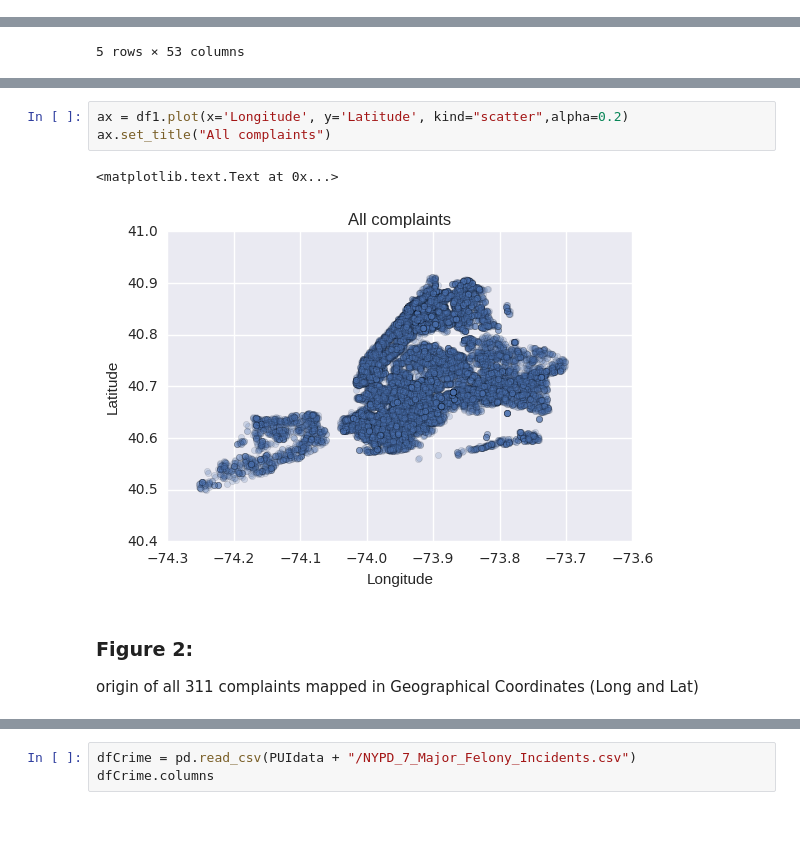
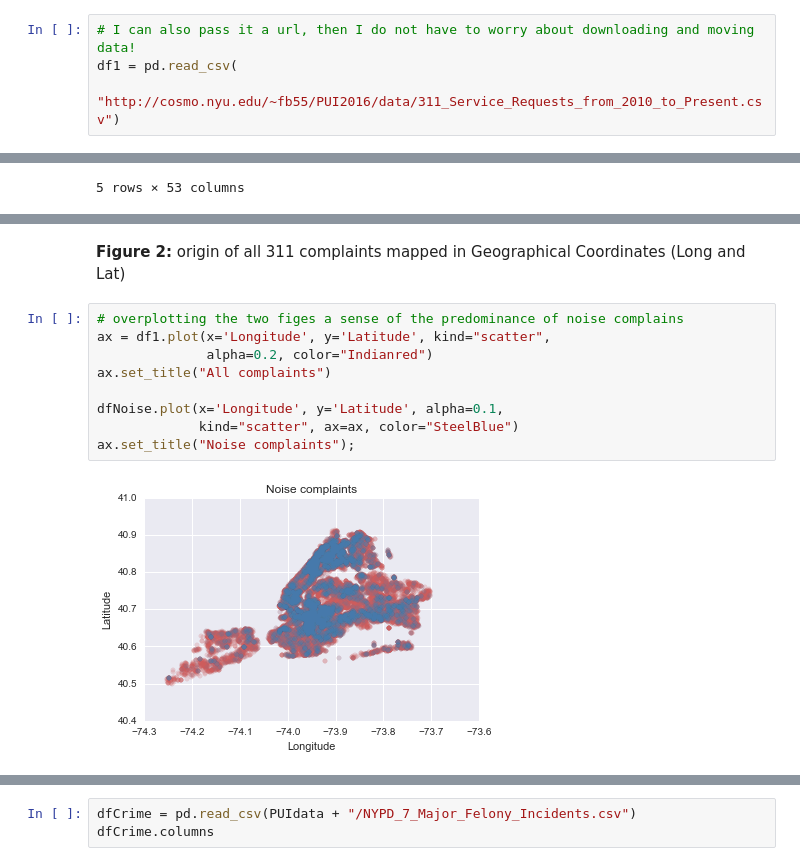
Before and after one commit to fedhere/UInotebooks, a Jupyter notebook: dataWrangling/readingData.ipynb, the cells around one changed output, grey strips where cells are left out. Drawn from its saved outputs; the diff is of its cells as text; blank space fills up the shorter version.

```diff
--- a/dataWrangling/readingData.ipynb
+++ b/dataWrangling/readingData.ipynb
@@ -279,0 +368,4 @@ Name: Resolution Description, dtype: object
+# %%
+# I can also pass it a url, then I do not have to worry about downloading and moving data!
+df1 = pd.read_csv(
+    "http://cosmo.nyu.edu/~fb55/PUI2016/data/311_Service_Requests_from_2010_to_Present.csv")
@@ -407,9 +557,14 @@ origin of all 311 complaints mapped in State Plane coordinates (feet)
+# %% [markdown]
+__Figure 2:__
+origin of all 311 complaints mapped in Geographical Coordinates (Long and Lat)
 # %%
-ax = df1.plot(x='Longitude', y='Latitude', kind="scatter",alpha=0.2)
+# overplotting the two figes a sense of the predominance of noise complains
+ax = df1.plot(x='Longitude', y='Latitude', kind="scatter",
+              alpha=0.2, color="Indianred")
 ax.set_title("All complaints")
+
+dfNoise.plot(x='Longitude', y='Latitude', alpha=0.1,
+             kind="scatter", ax=ax, color="SteelBlue")
+ax.set_title("Noise complaints");
 # %% [output]
-<matplotlib.text.Text at 0x...>
-[figure, old version]
+[figure, new version]
-# %% [markdown]
-### Figure 2:
-origin of all 311 complaints mapped in Geographical Coordinates (Long and Lat)
```
Also changed, not shown: parts of 67 cells of this notebook, 2 other files.
